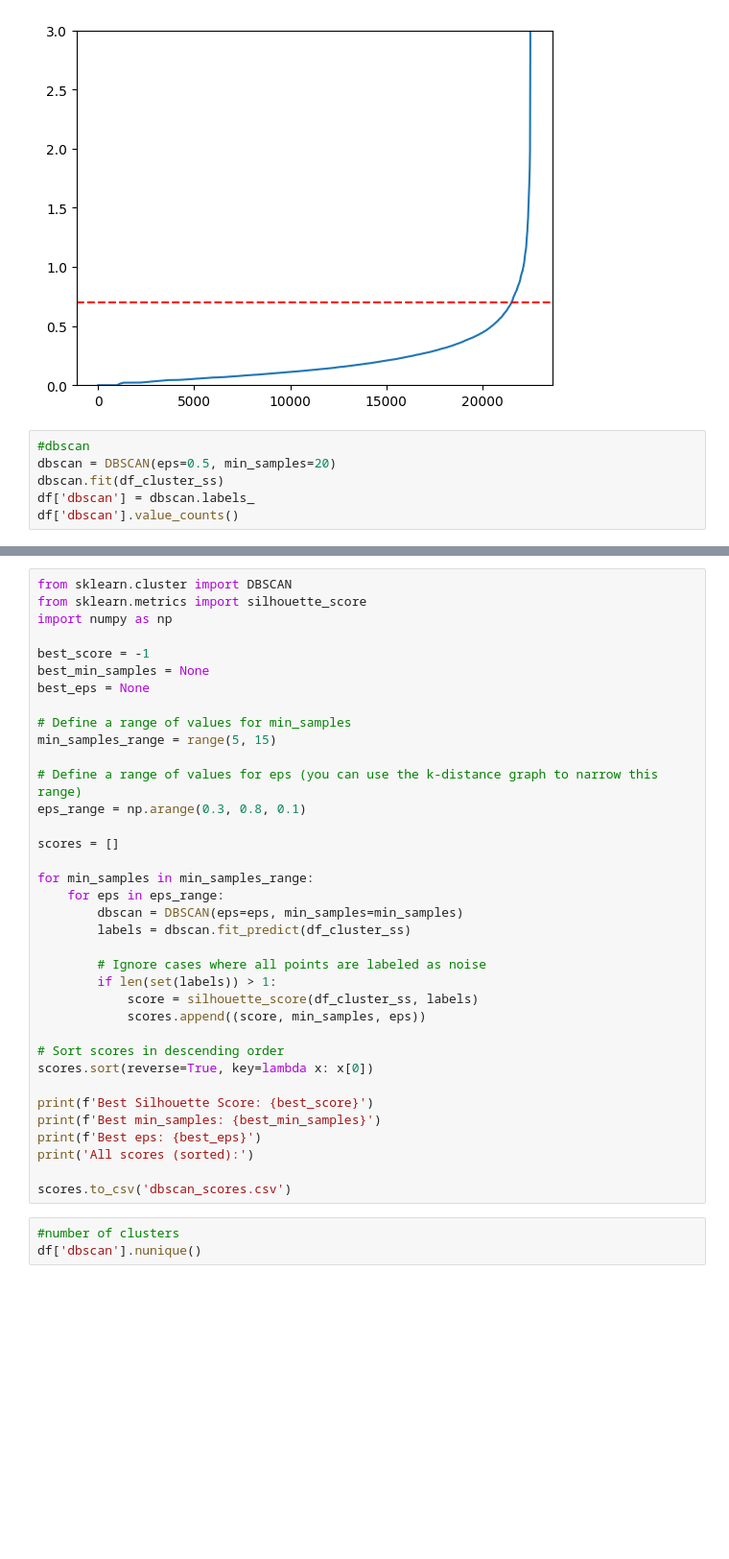
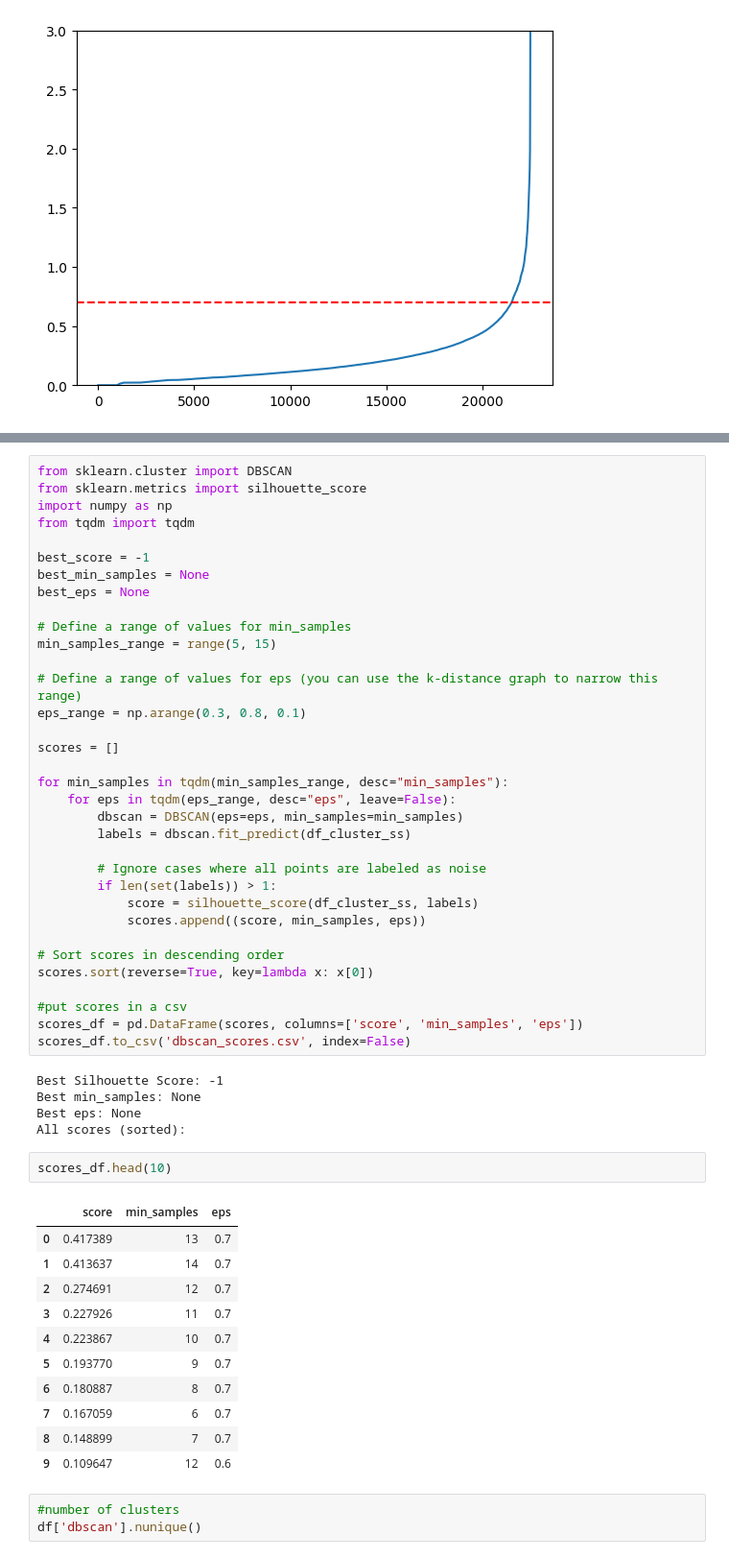
Before and after one commit to lavo2/DataMining-Project, a Jupyter notebook: 2-clusering-DBSCAN.ipynb, the cells around one changed output, grey strips where cells are left out. Shown: that part at 96% size. Drawn from its saved outputs; the diff is of its cells as text; blank space fills up the shorter version.

```diff
--- a/2-clusering-DBSCAN.ipynb
+++ b/2-clusering-DBSCAN.ipynb
@@ -84,9 +84,3 @@ plt.ylim(0, 3)
 plt.show()
 # %% [output]
 [figure]
-# %%
-#dbscan
-dbscan = DBSCAN(eps=0.5, min_samples=20)
-dbscan.fit(df_cluster_ss)
-df['dbscan'] = dbscan.labels_
-df['dbscan'].value_counts()
@@ -100,6 +95,7 @@ Name: count, dtype: int64
 from sklearn.cluster import DBSCAN
 from sklearn.metrics import silhouette_score
 import numpy as np
+from tqdm import tqdm
 
 best_score = -1
 best_min_samples = None
@@ -113,8 +109,8 @@ eps_range = np.arange(0.3, 0.8, 0.1)
 
 scores = []
 
-for min_samples in min_samples_range:
-    for eps in eps_range:
+for min_samples in tqdm(min_samples_range, desc="min_samples"):
+    for eps in tqdm(eps_range, desc="eps", leave=False):
         dbscan = DBSCAN(eps=eps, min_samples=min_samples)
         labels = dbscan.fit_predict(df_cluster_ss)
 
@@ -126,12 +122,28 @@ for min_samples in min_samples_range:
 # Sort scores in descending order
 scores.sort(reverse=True, key=lambda x: x[0])
 
-print(f'Best Silhouette Score: {best_score}')
-print(f'Best min_samples: {best_min_samples}')
-print(f'Best eps: {best_eps}')
-print('All scores (sorted):')
-
-scores.to_csv('dbscan_scores.csv')
+#put scores in a csv
+scores_df = pd.DataFrame(scores, columns=['score', 'min_samples', 'eps'])
+scores_df.to_csv('dbscan_scores.csv', index=False)
+# %% [output]
+Best Silhouette Score: -1
+Best min_samples: None
+Best eps: None
+All scores (sorted):
+# %%
+scores_df.head(10)
+# %% [output]
+|  | score | min_samples | eps |
+| 0 | 0.417389 | 13 | 0.7 |
+| 1 | 0.413637 | 14 | 0.7 |
+| 2 | 0.274691 | 12 | 0.7 |
+| 3 | 0.227926 | 11 | 0.7 |
+| 4 | 0.223867 | 10 | 0.7 |
+| 5 | 0.193770 | 9 | 0.7 |
+| 6 | 0.180887 | 8 | 0.7 |
+| 7 | 0.167059 | 6 | 0.7 |
+| 8 | 0.148899 | 7 | 0.7 |
+| 9 | 0.109647 | 12 | 0.6 |
 # %%
 #number of clusters
 df['dbscan'].nunique()
```
Also changed, not shown: parts of 3 cells of this notebook.
